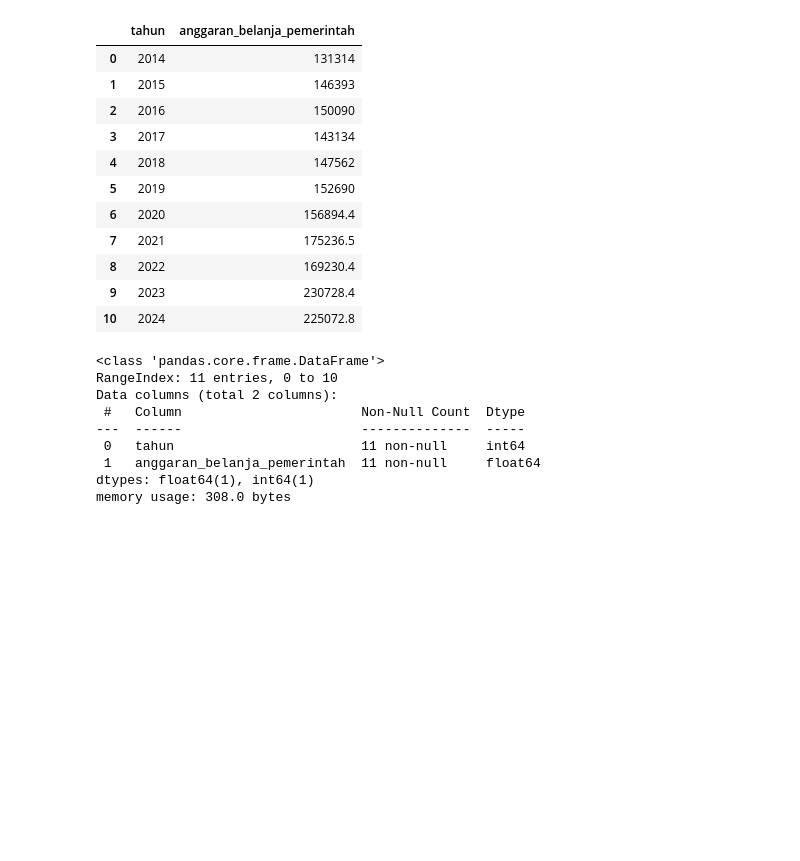
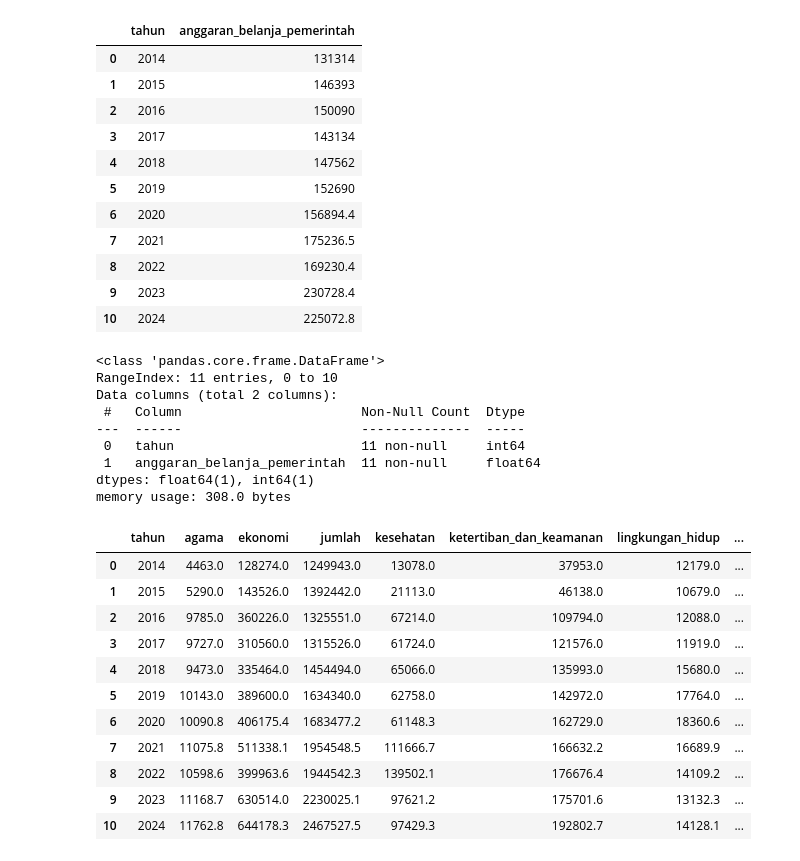
Before and after one commit to yusufimantaka/gamadata-3, a Jupyter notebook: Pengeluaran APBN Pendidikan/preparing_data.ipynb, the cells around one changed output. Drawn from its saved outputs; the diff is of its cells as text; code cells hidden in the pictures; blank space fills up the shorter version.

Commit message:
add data cleaned'

```diff
--- a/Pengeluaran APBN Pendidikan/preparing_data.ipynb
+++ b/Pengeluaran APBN Pendidikan/preparing_data.ipynb
@@ -73,0 +242,45 @@ df_pendidikan_2014_2024.to_csv('./data/pengeluaran_apbn_pendidikan_2014_2024.csv
+# %%
+import pandas as pd
+
+# Load all CSVs
+df_agama = pd.read_csv('./data/pengeluaran_apbn_agama_2014_2024.csv')
+df_ekonomi = pd.read_csv('./data/pengeluaran_apbn_ekonomi_2014_2024.csv')
+df_jumlah = pd.read_csv('./data/pengeluaran_apbn_jumlah_2014_2024.csv')
+df_kesehatan = pd.read_csv('./data/pengeluaran_apbn_kesehatan_2014_2024.csv')
+df_ketertiban_dan_keamanan = pd.read_csv('./data/pengeluaran_apbn_ketertiban_dan_keamanan_2014_2024.csv')
+df_lingkungan_hidup = pd.read_csv('./data/pengeluaran_apbn_lingkungan_hidup_2014_2024.csv')
+df_pariwisata_dan_budaya = pd.read_csv('./data/pengeluaran_apbn_pariwisata_dan_budaya_2014_2024.csv')
+df_perlindungan_sosial = pd.read_csv('./data/pengeluaran_apbn_perlindungan_sosial_2014_2024.csv')
+df_perumahan_dan_fasilitas_umum = pd.read_csv('./data/pengeluaran_apbn_perumahan_dan_fasilitas_umum_2014_2024.csv')
+df_pendidikan = pd.read_csv('./data/pengeluaran_apbn_pendidikan_2014_2024.csv')
+df_pelayanan_umum = pd.read_csv('./data/pengeluaran_apbn_pelayanan_umum_2014_2024.csv')
+df_pertahanan = pd.read_csv('./data/pengeluaran_apbn_pertahanan_2014_2024.csv')
+
+# Gabungkan berdasarkan tahun
+df_all = df_agama[['tahun', 'anggaran_belanja_pemerintah']].rename(columns={'anggaran_belanja_pemerintah': 'agama'})
+df_all['ekonomi'] = df_ekonomi['anggaran_belanja_pemerintah']
+df_all['jumlah'] = df_jumlah['anggaran_belanja_pemerintah']
+df_all['kesehatan'] = df_kesehatan['anggaran_belanja_pemerintah']
+df_all['ketertiban_dan_keamanan'] = df_ketertiban_dan_keamanan['anggaran_belanja_pemerintah']
+df_all['lingkungan_hidup'] = df_lingkungan_hidup['anggaran_belanja_pemerintah']
+df_all['pariwisata_dan_budaya'] = df_pariwisata_dan_budaya['anggaran_belanja_pemerintah']
+df_all['perlindungan_sosial'] = df_perlindungan_sosial['anggaran_belanja_pemerintah']
+df_all['perumahan_dan_fasilitas_umum'] = df_perumahan_dan_fasilitas_umum['anggaran_belanja_pemerintah']
+df_all['pendidikan'] = df_pendidikan['anggaran_belanja_pemerintah']
+df_all['pelayanan_umum'] = df_pelayanan_umum['anggaran_belanja_pemerintah']
+df_all['pertahanan'] = df_pertahanan['anggaran_belanja_pemerintah']
+
+df_all
+# %% [output]
+|  | tahun | agama | ekonomi | jumlah | kesehatan | ketertiban_dan_keamanan | lingkungan_hidup | ... |
+| 0 | 2014 | 4463.0 | 128274.0 | 1249943.0 | 13078.0 | 37953.0 | 12179.0 | ... |
+| 1 | 2015 | 5290.0 | 143526.0 | 1392442.0 | 21113.0 | 46138.0 | 10679.0 | ... |
+| 2 | 2016 | 9785.0 | 360226.0 | 1325551.0 | 67214.0 | 109794.0 | 12088.0 | ... |
+| 3 | 2017 | 9727.0 | 310560.0 | 1315526.0 | 61724.0 | 121576.0 | 11919.0 | ... |
+| 4 | 2018 | 9473.0 | 335464.0 | 1454494.0 | 65066.0 | 135993.0 | 15680.0 | ... |
+| 5 | 2019 | 10143.0 | 389600.0 | 1634340.0 | 62758.0 | 142972.0 | 17764.0 | ... |
+| 6 | 2020 | 10090.8 | 406175.4 | 1683477.2 | 61148.3 | 162729.0 | 18360.6 | ... |
+| 7 | 2021 | 11075.8 | 511338.1 | 1954548.5 | 111666.7 | 166632.2 | 16689.9 | ... |
+| 8 | 2022 | 10598.6 | 399963.6 | 1944542.3 | 139502.1 | 176676.4 | 14109.2 | ... |
+| 9 | 2023 | 11168.7 | 630514.0 | 2230025.1 | 97621.2 | 175701.6 | 13132.3 | ... |
+| 10 | 2024 | 11762.8 | 644178.3 | 2467527.5 | 97429.3 | 192802.7 | 14128.1 | ... |
```
Also changed, not shown: parts of 13 cells of this notebook, 13 other files.
